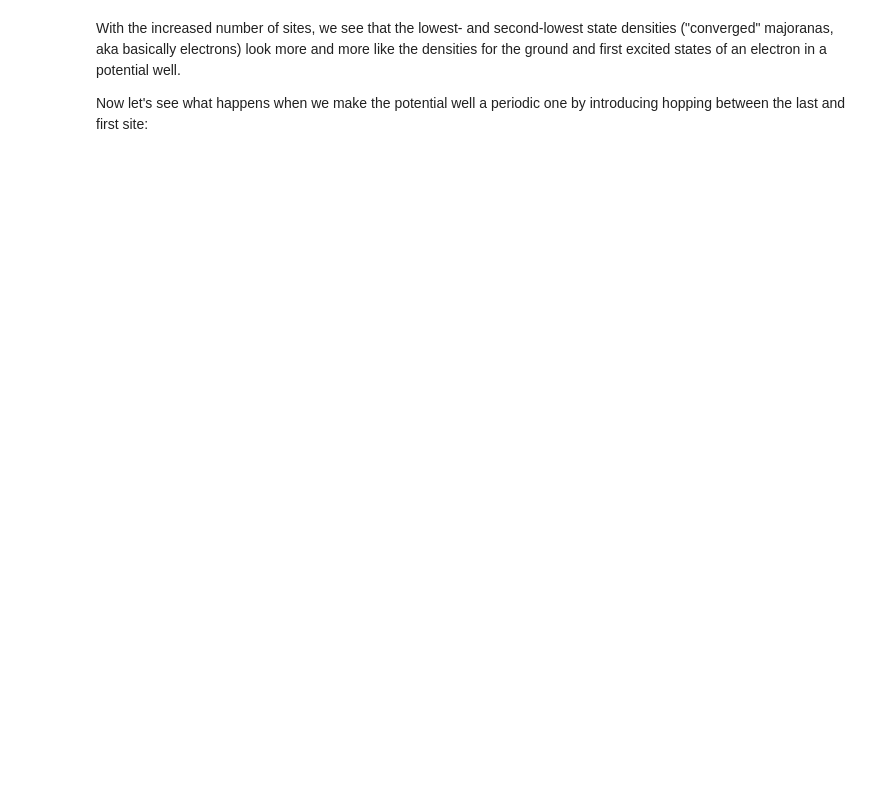
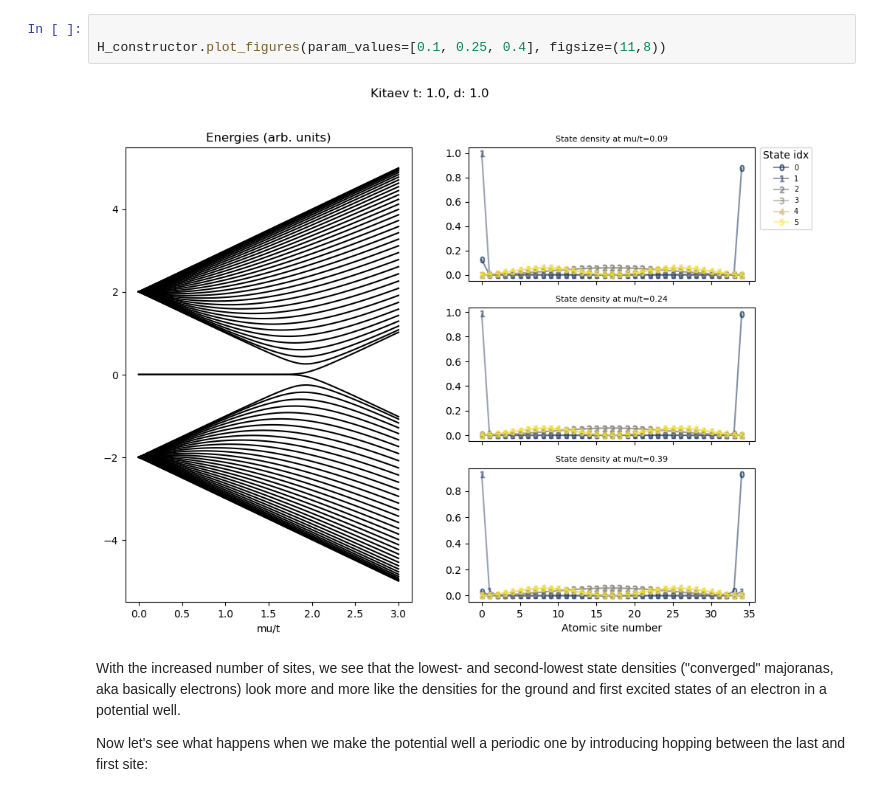
Before and after one commit to ericakotta/demos, a Jupyter notebook: majorana_energies_nb.ipynb, the cells around one changed output. Drawn from its saved outputs; the diff is of its cells as text; blank space fills up the shorter version.

```diff
--- a/majorana_energies_nb.ipynb
+++ b/majorana_energies_nb.ipynb
@@ -91,3 +67,8 @@ Constructing BdG Hamiltonian for Kitaev chain tuning on-site energy...
+# %%
+
+H_constructor.plot_figures(param_values=[0.1, 0.25, 0.4], figsize=(11,8))
+# %% [output]
+[figure, added]
 # %% [markdown]
 With the increased number of sites, we see that the lowest- and second-lowest state densities ("converged" majoranas, aka basically electrons) look more and more like the densities for the ground and first excited states of an electron in a potential well.
 
```
Also changed, not shown: parts of 9 cells of this notebook, 3 other files.
